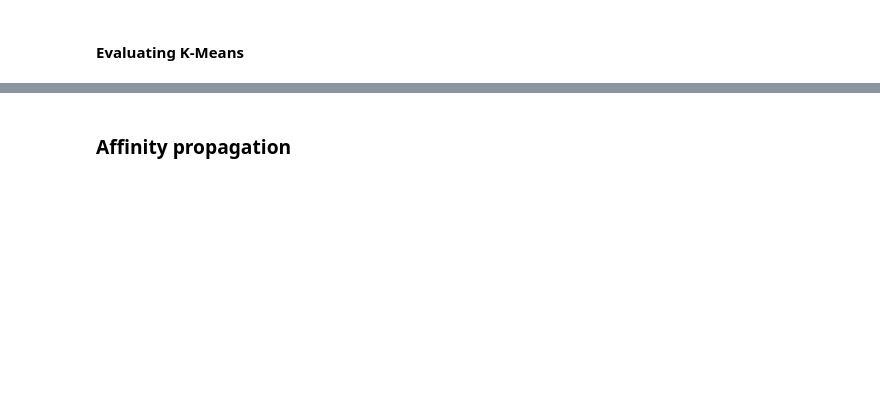
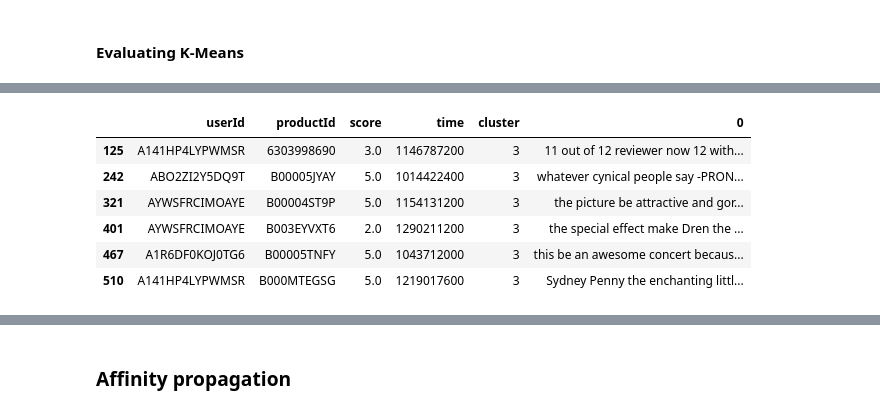
Before and after one commit to AmanuelKG/sharing_thinkful, a Jupyter notebook: final_capstone/final_capstone.ipynb, the cells around one changed output, grey strips where cells are left out. Cells and saved outputs as stored; diff of their text form; code cells hidden in the pictures; blank space fills up the shorter version.

```diff
--- a/final_capstone/final_capstone.ipynb
+++ b/final_capstone/final_capstone.ipynb
@@ -456,0 +466,14 @@ The Silhouette Coefficient values are consistent throughout the samples which is
+# %%
+cluster_3 = cluster_labeled_data[cluster_labeled_data['cluster'] == 3]
+# %%
+pd.set_option('display.max_colwidth', 1000)
+cluster_3 = cluster_3.join(pd.DataFrame(review_array), how = 'left')
+cluster_3.head(6)
+# %% [output]
+|  | userId | productId | score | time | cluster | 0 |
+| 125 | A141HP4LYPWMSR | 6303998690 | 3.0 | 1146787200 | 3 | 11 out of 12 reviewer now 12 with... |
+| 242 | ABO2ZI2Y5DQ9T | B00005JYAY | 5.0 | 1014422400 | 3 | whatever cynical people say -PRON... |
+| 321 | AYWSFRCIMOAYE | B00004ST9P | 5.0 | 1154131200 | 3 | the picture be attractive and gor... |
+| 401 | AYWSFRCIMOAYE | B003EYVXT6 | 2.0 | 1290211200 | 3 | the special effect make Dren the ... |
+| 467 | A1R6DF0KOJ0TG6 | B00005TNFY | 5.0 | 1043712000 | 3 | this be an awesome concert becaus... |
+| 510 | A141HP4LYPWMSR | B000MTEGSG | 5.0 | 1219017600 | 3 | Sydney Penny the enchanting littl... |
```
Also changed, not shown: parts of 37 cells of this notebook.
